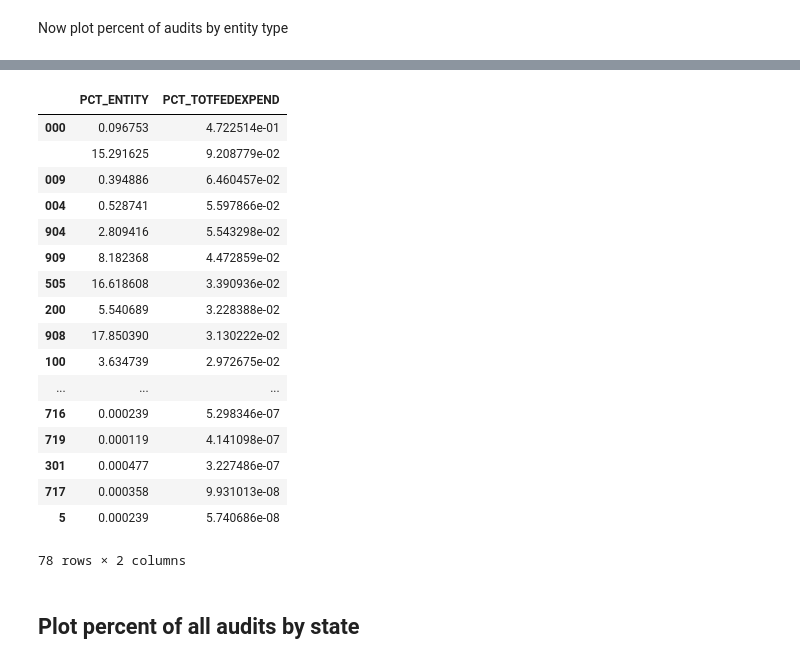
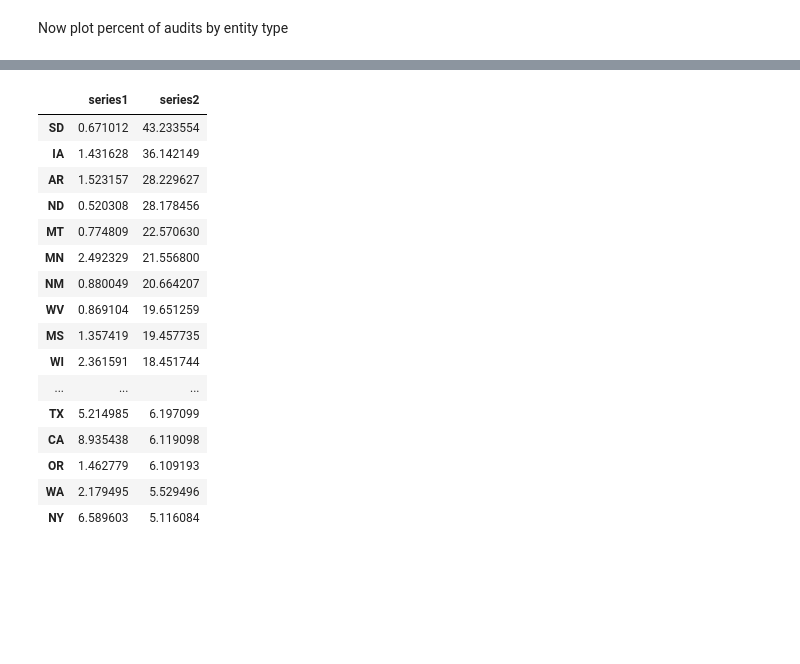
Before and after one commit to ihwang/fac, a Jupyter notebook: general_trends.ipynb, the cells around one changed output, grey strips where cells are left out. Saved outputs shown, nothing was run; the diff lists cells and outputs as text; code cells hidden in the pictures; blank space fills up the shorter version.

```diff
--- a/general_trends.ipynb
+++ b/general_trends.ipynb
@@ -107,3 +218,8 @@ for (entity_class, num_audits) in entity_class_dict.items():
+# %%
+# sortby = 'TYPEOFENTITY'
+sortby = 'STATE'
+# sortby = 'COGAGENCY'
+# sotrby = 'OVERSIGHTAGENCY'
 # %% [markdown]
 Now plot percent of audits by entity type
 # %%
@@ -127,0 +388,12 @@ How does number of audits compare to total federal expenditure?
+# %%
+series_dict = {}
+series_sortby = df_analysis.groupby(sortby).size().sort_values(ascending=False) / len(df_analysis) * 100
+series_dict['Percent of all audits'] = series_sortby
+for fs_sortby in ['QCOSTS', 'GOINGCONCERN','MATERIALWEAKNESS','MATERIALNONCOMPLIANCE']:
+    df_fs_sortby = df_analysis.groupby(sortby)[fs_sortby].value_counts().sort_index().unstack()
+    df_fs_sortby_norm = df_fs_sortby.div(df_fs_sortby.sum(axis=1), axis=0) * 100
+    series_fs_sortby = df_fs_sortby_norm['Y']
+    series_dict[fs_sortby] = series_fs_sortby
+series_sortby_expenditures = df_analysis.groupby(sortby)['TOTFEDEXPEND_ADJUSTED'].sum().sort_values(ascending=False) / df_analysis['TOTFEDEXPEND_ADJUSTED'].sum()
+series_dict['Percent of total expenditure'] = series_sortby_expenditures
+print(series_dict.keys())
@@ -128,19 +402,17 @@ How does number of audits compare to total federal expenditure?
+# %%
+series_1 = 'Percent of all audits'
+series_2 = 'MATERIALWEAKNESS'
 # %%
 fig, axes = plt.subplots(figsize=(5, 5))
-series_entity_groups = df_general.groupby('TYPEOFENTITY').size().sort_values(ascending=False) / len(df_general) * 100
-series_entity_expenditures = df_general.groupby('TYPEOFENTITY')['TOTFEDEXPEND'].sum().sort_values(ascending=False) / df_general['TOTFEDEXPEND'].sum()
-df_entities_expenditures = pd.concat(
-    [series_entity_groups.rename('PCT_ENTITY'), series_entity_expenditures.rename('PCT_TOTFEDEXPEND')],
+df_plot = pd.concat(
+    [series_dict[series_1].rename('series1'), series_dict[series_2].rename('series2')],
     axis=1, sort=True
 )
-entities_expenditures_plot = df_entities_expenditures.plot(
-    x='PCT_ENTITY', y='PCT_TOTFEDEXPEND', kind='scatter', fontsize=16, ax=axes
+plot = df_plot.plot(
+    x='series1', y='series2', kind='scatter', fontsize=16, ax=axes
 )
-entities_expenditures_plot.set_xlabel('Percent of total audits', fontsize=16, fontname='Arial')
-entities_expenditures_plot.set_ylabel('Percent of total federal expenditure', fontsize=16, fontname='Arial')
-entities_expenditures_plot.set_title(
-    'Percent of total audits by entity\nvs\ntotal federal expenditure', fontsize=16, fontname='Arial'
-)
+plot.set_xlabel(series_1, fontsize=16, fontname='Arial')
+plot.set_ylabel(series_2, fontsize=16, fontname='Arial')
 plt.tight_layout()
 plt.show()
 # %% [output]
@@ -148,23 +420,20 @@ plt.show()
 # %%
-df_entities_expenditures.sort_values('PCT_TOTFEDEXPEND', ascending=False)
+df_plot.sort_values('series2', ascending=False)
 # %% [output]
-|  | PCT_ENTITY | PCT_TOTFEDEXPEND |
-| 000 | 0.096753 | 4.722514e-01 |
-|  | 15.291625 | 9.208779e-02 |
-| 009 | 0.394886 | 6.460457e-02 |
-| 004 | 0.528741 | 5.597866e-02 |
-| 904 | 2.809416 | 5.543298e-02 |
-| 909 | 8.182368 | 4.472859e-02 |
-| 505 | 16.618608 | 3.390936e-02 |
-| 200 | 5.540689 | 3.228388e-02 |
-| 908 | 17.850390 | 3.130222e-02 |
-| 100 | 3.634739 | 2.972675e-02 |
+|  | series1 | series2 |
+| SD | 0.671012 | 43.233554 |
+| IA | 1.431628 | 36.142149 |
+| AR | 1.523157 | 28.229627 |
+| ND | 0.520308 | 28.178456 |
+| MT | 0.774809 | 22.570630 |
+| MN | 2.492329 | 21.556800 |
+| NM | 0.880049 | 20.664207 |
+| WV | 0.869104 | 19.651259 |
+| MS | 1.357419 | 19.457735 |
+| WI | 2.361591 | 18.451744 |
 | ... | ... | ... |
-| 716 | 0.000239 | 5.298346e-07 |
-| 719 | 0.000119 | 4.141098e-07 |
-| 301 | 0.000477 | 3.227486e-07 |
-| 717 | 0.000358 | 9.931013e-08 |
-| 5 | 0.000239 | 5.740686e-08 |
+| TX | 5.214985 | 6.197099 |
+| CA | 8.935438 | 6.119098 |
+| OR | 1.462779 | 6.109193 |
+| WA | 2.179495 | 5.529496 |
+| NY | 6.589603 | 5.116084 |
-78 rows × 2 columns
-# %% [markdown]
-## Plot percent of all audits by state
```
Also changed, not shown: parts of 62 cells of this notebook, 2 other files.
